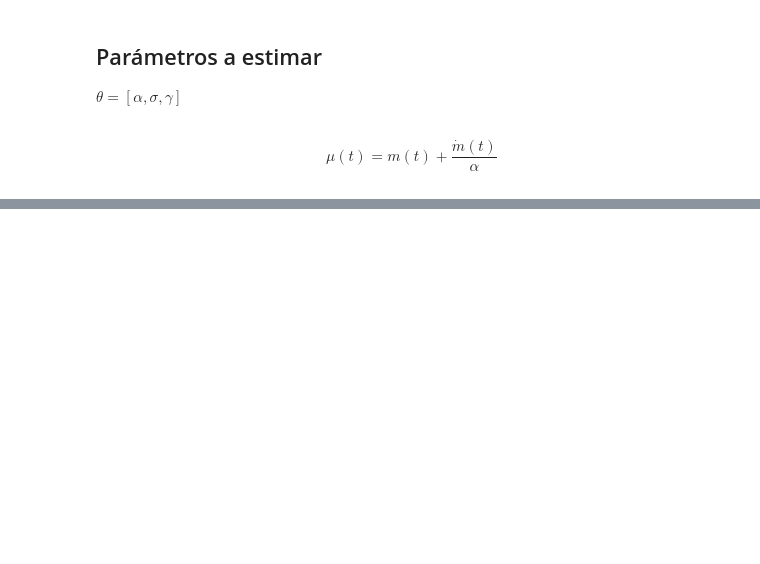
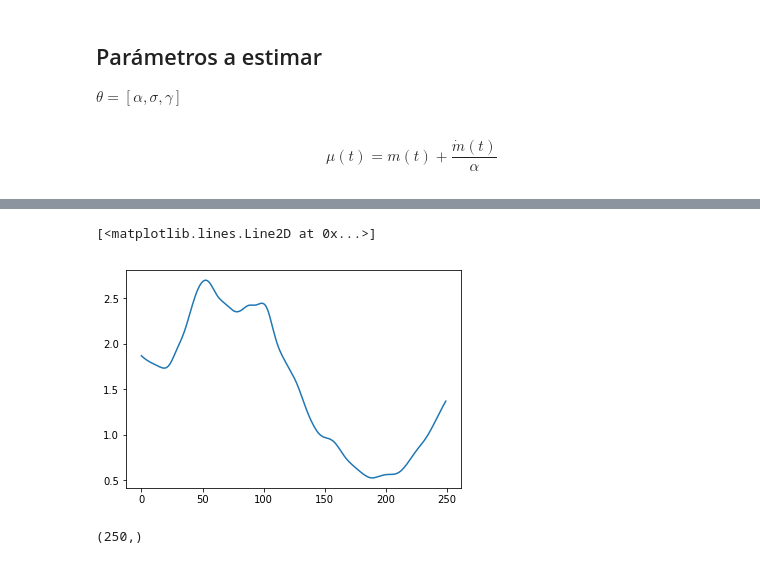
Before and after one commit to CamiVasz/Procesos-Estocasticos-2, a Jupyter notebook: Estim.ipynb, the cells around one changed output, grey strips where cells are left out. Cells and saved outputs as stored; diff of their text form; code cells hidden in the pictures; blank space fills up the shorter version.

```diff
--- a/Estim.ipynb
+++ b/Estim.ipynb
@@ -97,0 +95,12 @@ al1/al2
+# %%
+import statsmodels.api as sm
+cycle, trend = sm.tsa.filters.hpfilter(X,2500)
+# %%
+plt.plot(trend)
+# %% [output]
+[<matplotlib.lines.Line2D at 0x...>]
+[figure, added]
+# %%
+trend.shape
+# %% [output]
+(250,)
```
Also changed, not shown: parts of 7 cells of this notebook, 1 other file.
